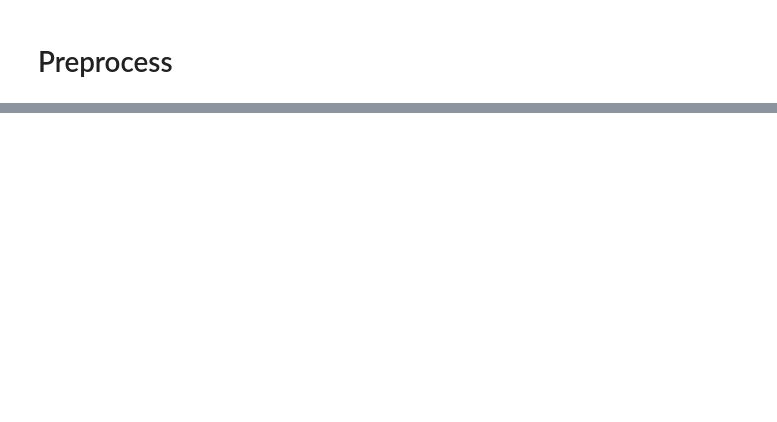
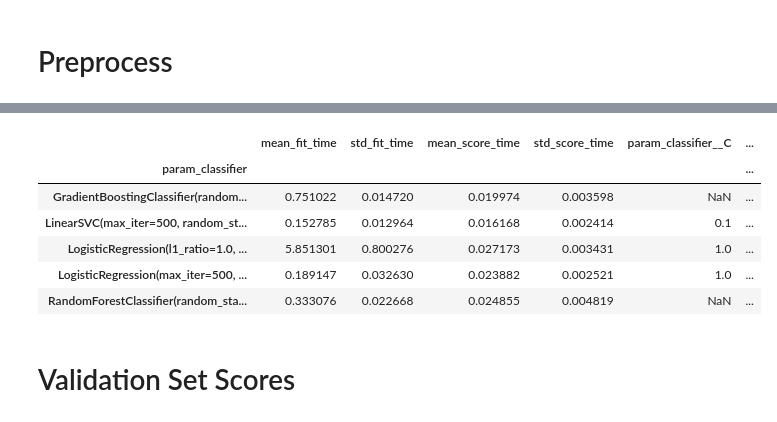
Before and after one commit to TuringsMachine/S30-Capstone, a Jupyter notebook: Modeling.ipynb, the cells around one changed output, grey strips where cells are left out. Cells and saved outputs as stored; diff of their text form; code cells hidden in the pictures; blank space fills up the shorter version.

```diff
--- a/Modeling.ipynb
+++ b/Modeling.ipynb
@@ -77,0 +141,44 @@ grid_search.fit(X,y)
+# %%
+
+
+data = {
+    "mean_fit_time": [0.751022, 0.152785, 5.851301, 0.189147, 0.333076],
+    "std_fit_time": [0.014720, 0.012964, 0.800276, 0.032630, 0.022668],
+    "mean_score_time": [0.019974, 0.016168, 0.027173, 0.023882, 0.024855],
+    "std_score_time": [0.003598, 0.002414, 0.003431, 0.002521, 0.004819],
+    "param_classifier__C": [np.nan, 0.1, 1.0, 1.0, np.nan],
+    "param_classifier__max_depth": [5, None, None, None, 10],
+    "param_classifier__n_estimators": [15.0, np.nan, np.nan, np.nan, 15.0],
+    "param_classifier__learning_rate": [0.2, np.nan, np.nan, np.nan, np.nan],
+    "split0_test_score": [0.802533, 0.756546, 0.756891, 0.756849, 0.774478],
+    "split1_test_score": [0.812277, 0.773641, 0.773601, 0.773560, 0.791631],
+    "split2_test_score": [0.814347, 0.773831, 0.774515, 0.774172, 0.797852],
+    "split3_test_score": [0.800686, 0.753714, 0.753672, 0.753717, 0.779563],
+    "split4_test_score": [0.815675, 0.776041, 0.776452, 0.776286, 0.806452],
+    "mean_test_score": [0.809104, 0.766755, 0.767026, 0.766917, 0.789995],
+    "std_test_score": [0.006242, 0.009571, 0.009687, 0.009593, 0.011703],
+    "rank_test_score": [1, 13, 11, 12, 4],
+}
+
+models = [
+    "GradientBoostingClassifier(random_state=42)",
+    "LinearSVC(max_iter=500, random_state=42)",
+    "LogisticRegression(l1_ratio=1.0, max_iter=500, penalty='l1', random_state=42, solver='liblinear')",
+    "LogisticRegression(max_iter=500, penalty='l2', random_state=42)",
+    "RandomForestClassifier(random_state=42)",
+]
+
+df = pd.DataFrame(data, index=models)
+df.index.name = "param_classifier"
+
+df
+# %% [output]
+|  | mean_fit_time | std_fit_time | mean_score_time | std_score_time | param_classifier__C | ... |
+| param_classifier |  |  |  |  |  | ... |
+| GradientBoostingClassifier(random... | 0.751022 | 0.014720 | 0.019974 | 0.003598 | NaN | ... |
+| LinearSVC(max_iter=500, random_st... | 0.152785 | 0.012964 | 0.016168 | 0.002414 | 0.1 | ... |
+| LogisticRegression(l1_ratio=1.0, ... | 5.851301 | 0.800276 | 0.027173 | 0.003431 | 1.0 | ... |
+| LogisticRegression(max_iter=500, ... | 0.189147 | 0.032630 | 0.023882 | 0.002521 | 1.0 | ... |
+| RandomForestClassifier(random_sta... | 0.333076 | 0.022668 | 0.024855 | 0.004819 | NaN | ... |
+# %% [markdown]
+# Validation Set Scores
```
Also changed, not shown: parts of 22 cells of this notebook.
